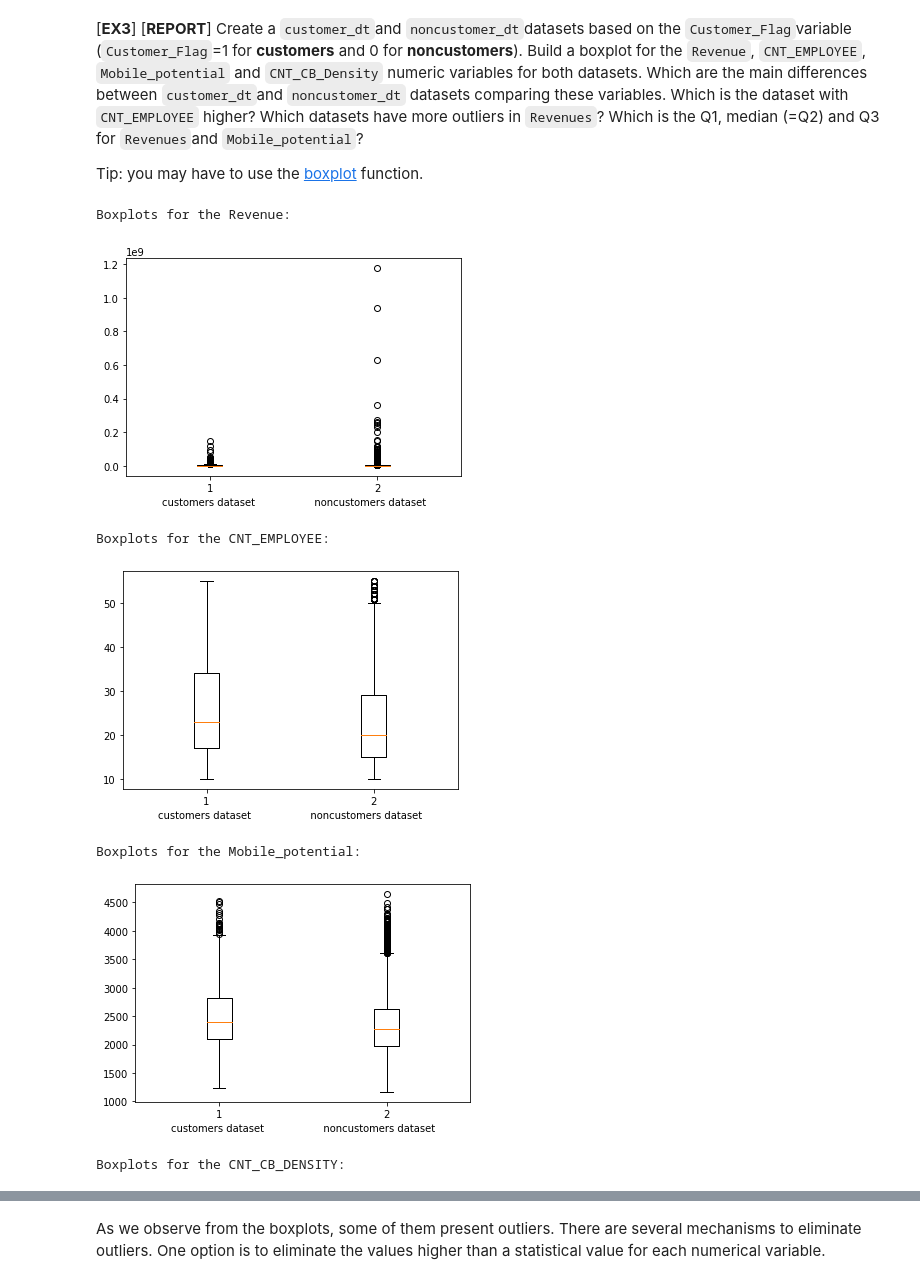
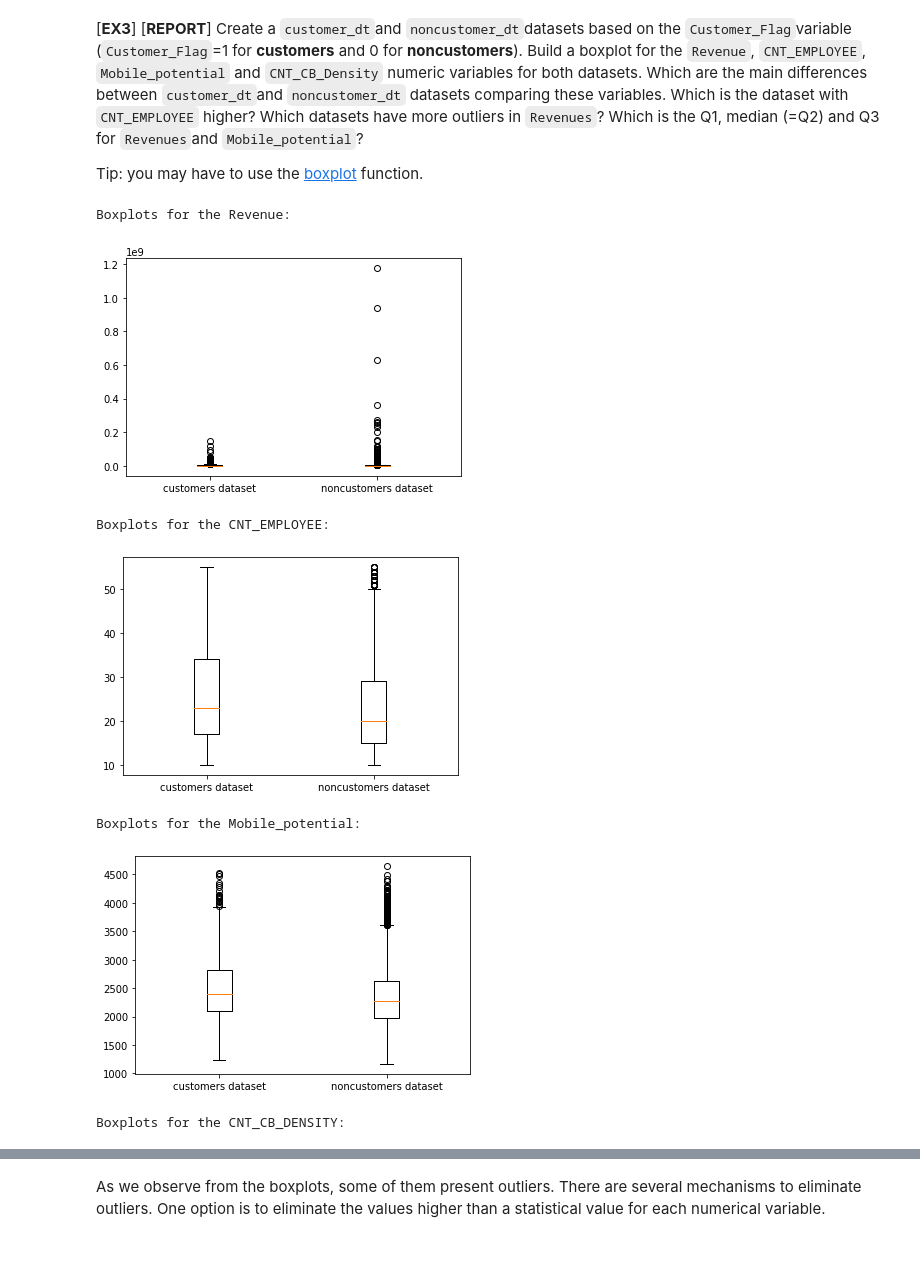
Before and after one commit to alex1162/Machine-Learning, a Jupyter notebook: PJ2/P02.ipynb, the cells around one changed output, grey strips where cells are left out. Cells and saved outputs as stored; diff of their text form; code cells hidden in the pictures; blank space fills up the shorter version.

```diff
--- a/PJ2/P02.ipynb
+++ b/PJ2/P02.ipynb
@@ -170,15 +169,16 @@ noncustomer_dt = market_dt[market_dt['Customer_Flag'] == 0]
 # %%
-boxplot_columns = ["Revenue", "CNT_EMPLOYEE", "Mobile_potential", "CNT_CB_DENSITY"]
-for column in boxplot_columns:
+boxplot_columns = ["Revenue", "CNT_EMPLOYEE", "Mobile_potential", "CNT_CB_DENSITY"] # variables of interest
+
+for column in boxplot_columns: # displaying the boxplots for each variable of interest and for both customers and noncustomers dataset
     print(f"{BOLD}Boxplots for the {column}{END}:")
     plt.boxplot([customer_dt[column], noncustomer_dt[column]])
-    plt.xlabel('customers dataset                   noncustomers dataset')
+    plt.xticks([1, 2], ['customers dataset', 'noncustomers dataset'])
     plt.show()
 # %% [output]
 Boxplots for the Revenue:
-[figure, old version]
+[figure, new version]
 Boxplots for the CNT_EMPLOYEE:
-[figure, old version]
+[figure, new version]
 Boxplots for the Mobile_potential:
-[figure, old version]
+[figure, new version]
 Boxplots for the CNT_CB_DENSITY:
```
Also changed, not shown: parts of 37 cells of this notebook.
